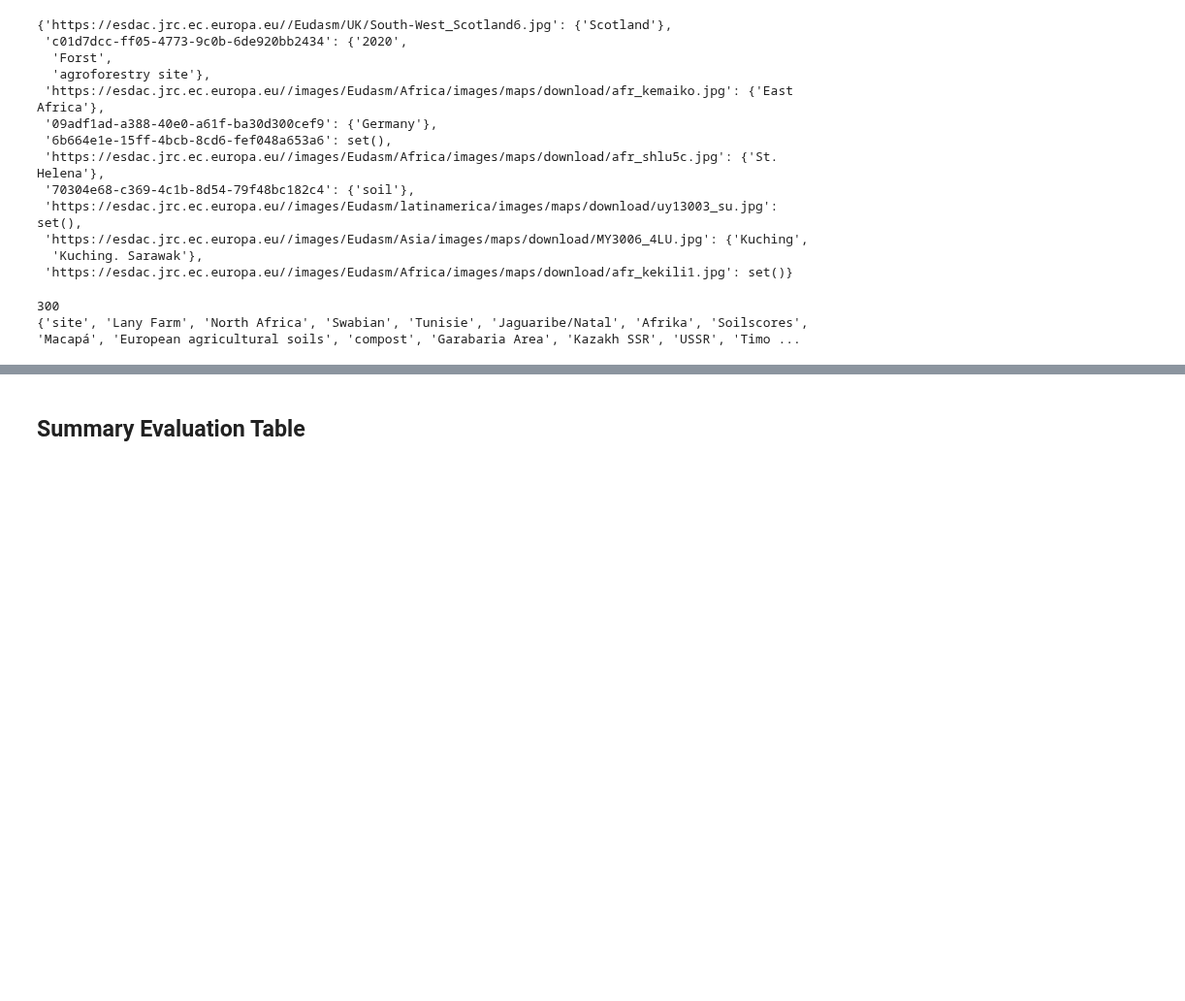
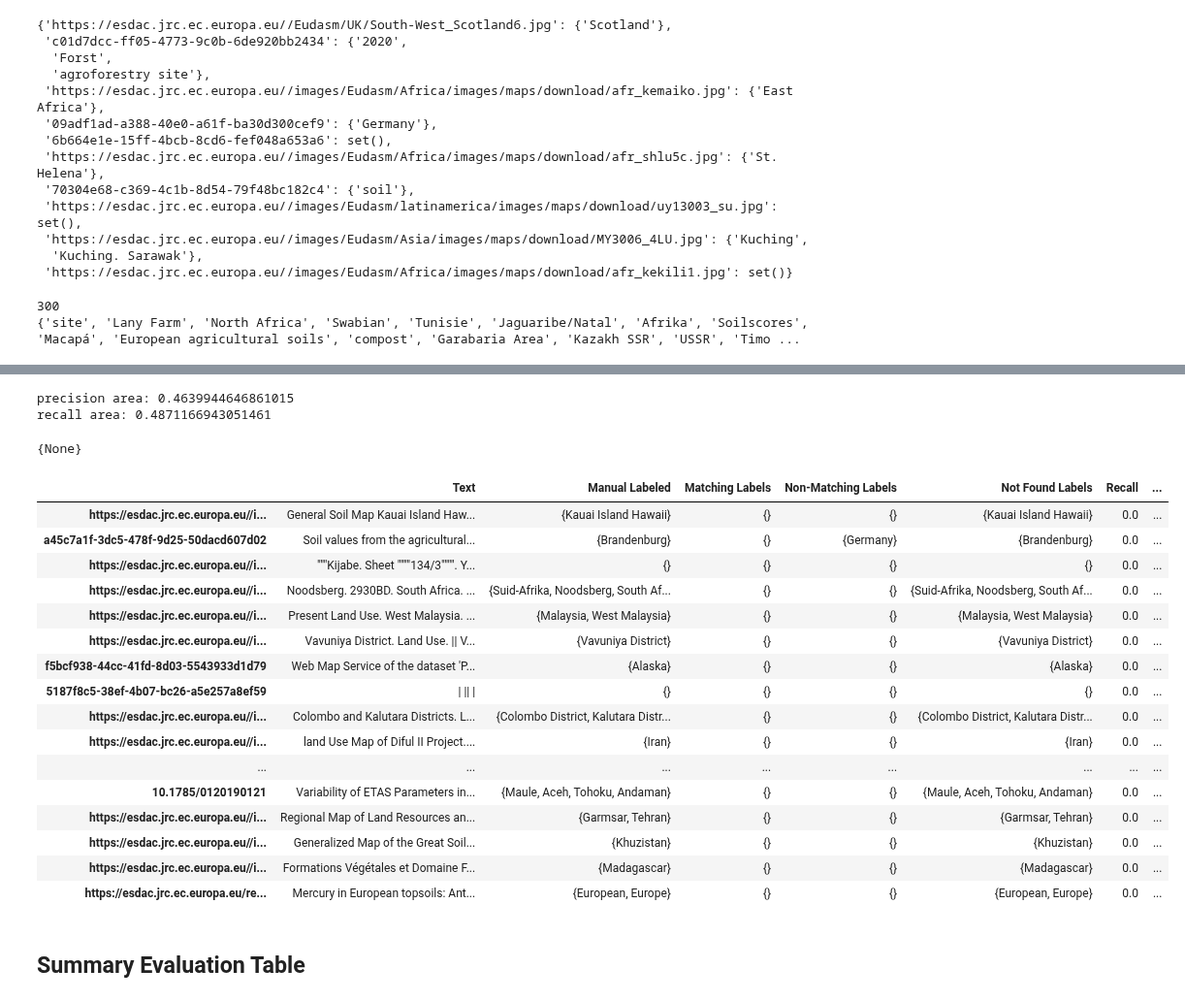
Before and after one commit to soilwise-he/metadata-augmentation, a Jupyter notebook: NER augmentation/Sandbox_Arena.ipynb, the cells around one changed output, grey strips where cells are left out. Shown at 97% size. Drawn from its saved outputs; the diff is of its cells as text; code cells hidden in the pictures; blank space fills up the shorter version.

```diff
--- a/NER augmentation/Sandbox_Arena.ipynb
+++ b/NER augmentation/Sandbox_Arena.ipynb
@@ -537,2 +694,33 @@ eval_Hybrid_table.sort_values(by=['Recall'])[:20]
+# %%
+eval_Hybrid_geo = eval_test_geo_polygone(labeled_dataset,cleaned_hybrid_dict,return_table=True)
+{print(f"{k}: {v}") for k, v in eval_Hybrid_geo.items() if k != 'evaluation table'}
+# %% [output]
+precision area: 0.4639944646861015
+recall area: 0.4871166943051461
+{None}
+# %%
+merged_dict = {**eval_Hybrid, **eval_Hybrid_geo}
+merged_evaluation_table = pd.concat([eval_Hybrid['evaluation table'], eval_Hybrid_geo['evaluation table']], axis=1)
+merged_dict['evaluation table'] = merged_evaluation_table
+Global_eval['Hybrid_2']=merged_dict
+Global_eval['Hybrid_2']['evaluation table'].sort_values(by=['Recall'])[:20]
+# %% [output]
+|  | Text | Manual Labeled | Matching Labels | Non-Matching Labels | Not Found Labels | Recall | ... |
+| https://esdac.jrc.ec.europa.eu//i... | General Soil Map Kauai Island Haw... | {Kauai Island Hawaii} | {} | {} | {Kauai Island Hawaii} | 0.0 | ... |
+| a45c7a1f-3dc5-478f-9d25-50dacd607d02 | Soil values from the agricultural... | {Brandenburg} | {} | {Germany} | {Brandenburg} | 0.0 | ... |
+| https://esdac.jrc.ec.europa.eu//i... | """Kijabe. Sheet """"134/3"""". Y... | {} | {} | {} | {} | 0.0 | ... |
+| https://esdac.jrc.ec.europa.eu//i... | Noodsberg. 2930BD. South Africa. ... | {Suid-Afrika, Noodsberg, South Af... | {} | {} | {Suid-Afrika, Noodsberg, South Af... | 0.0 | ... |
+| https://esdac.jrc.ec.europa.eu//i... | Present Land Use. West Malaysia. ... | {Malaysia, West Malaysia} | {} | {} | {Malaysia, West Malaysia} | 0.0 | ... |
+| https://esdac.jrc.ec.europa.eu//i... | Vavuniya District. Land Use. || V... | {Vavuniya District} | {} | {} | {Vavuniya District} | 0.0 | ... |
+| f5bcf938-44cc-41fd-8d03-5543933d1d79 | Web Map Service of the dataset 'P... | {Alaska} | {} | {} | {Alaska} | 0.0 | ... |
+| 5187f8c5-38ef-4b07-bc26-a5e257a8ef59 | | || | | {} | {} | {} | {} | 0.0 | ... |
+| https://esdac.jrc.ec.europa.eu//i... | Colombo and Kalutara Districts. L... | {Colombo District, Kalutara Distr... | {} | {} | {Colombo District, Kalutara Distr... | 0.0 | ... |
+| https://esdac.jrc.ec.europa.eu//i... | land Use Map of Diful II Project.... | {Iran} | {} | {} | {Iran} | 0.0 | ... |
+| ... | ... | ... | ... | ... | ... | ... | ... |
+| 10.1785/0120190121 | Variability of ETAS Parameters in... | {Maule, Aceh, Tohoku, Andaman} | {} | {} | {Maule, Aceh, Tohoku, Andaman} | 0.0 | ... |
+| https://esdac.jrc.ec.europa.eu//i... | Regional Map of Land Resources an... | {Garmsar, Tehran} | {} | {} | {Garmsar, Tehran} | 0.0 | ... |
+| https://esdac.jrc.ec.europa.eu//i... | Generalized Map of the Great Soil... | {Khuzistan} | {} | {} | {Khuzistan} | 0.0 | ... |
+| https://esdac.jrc.ec.europa.eu//i... | Formations Végétales et Domaine F... | {Madagascar} | {} | {} | {Madagascar} | 0.0 | ... |
+| https://esdac.jrc.ec.europa.eu/re... | Mercury in European topsoils: Ant... | {European, Europe} | {} | {} | {European, Europe} | 0.0 | ... |
 # %% [markdown]
 ## Summary Evaluation Table
```
Also changed, not shown: parts of 36 cells of this notebook, 2 other files.
